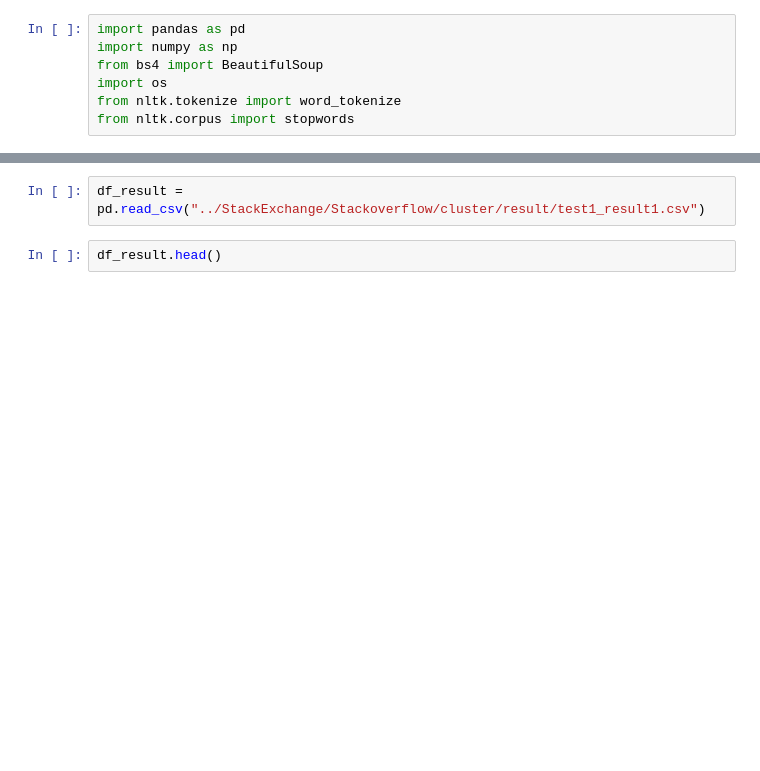
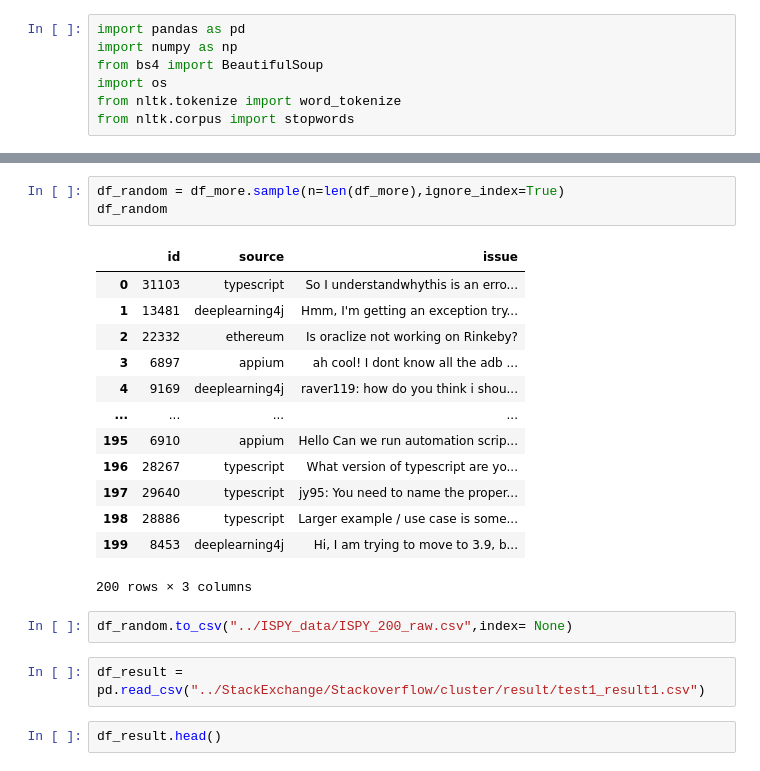
Before and after one commit to NoleWang/Respondent_Recommendation, a Jupyter notebook: Data/tools/Similarity_Analysis.ipynb, the cells around one changed output, grey strips where cells are left out. Saved outputs shown, nothing was run; the diff lists cells and outputs as text; blank space fills up the shorter version.

```diff
--- a/Data/tools/Similarity_Analysis.ipynb
+++ b/Data/tools/Similarity_Analysis.ipynb
@@ -81,3 +249,22 @@ similarity:  0.3730019232961255
+# %%
+df_random = df_more.sample(n=len(df_more),ignore_index=True)
+df_random
+# %% [output]
+|  | id | source | issue |
+| 0 | 31103 | typescript | So I understandwhythis is an erro... |
+| 1 | 13481 | deeplearning4j | Hmm, I'm getting an exception try... |
+| 2 | 22332 | ethereum | Is oraclize not working on Rinkeby? |
+| 3 | 6897 | appium | ah cool! I dont know all the adb ... |
+| 4 | 9169 | deeplearning4j | raver119: how do you think i shou... |
+| ... | ... | ... | ... |
+| 195 | 6910 | appium | Hello Can we run automation scrip... |
+| 196 | 28267 | typescript | What version of typescript are yo... |
+| 197 | 29640 | typescript | jy95: You need to name the proper... |
+| 198 | 28886 | typescript | Larger example / use case is some... |
+| 199 | 8453 | deeplearning4j | Hi, I am trying to move to 3.9, b... |
+200 rows × 3 columns
+# %%
+df_random.to_csv("../ISPY_data/ISPY_200_raw.csv",index= None)
 # %%
 df_result = pd.read_csv("../StackExchange/Stackoverflow/cluster/result/test1_result1.csv")
 # %%
```
Also changed, not shown: parts of 16 cells of this notebook, 3 other files.
